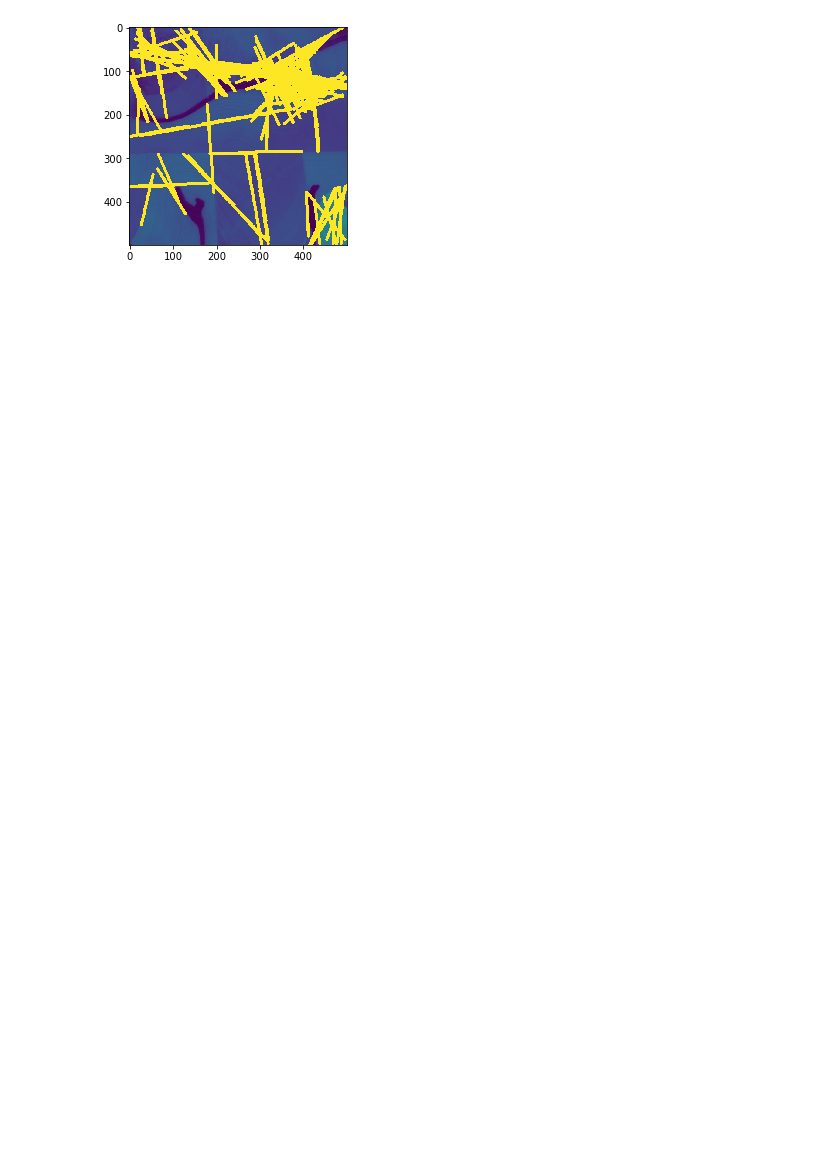
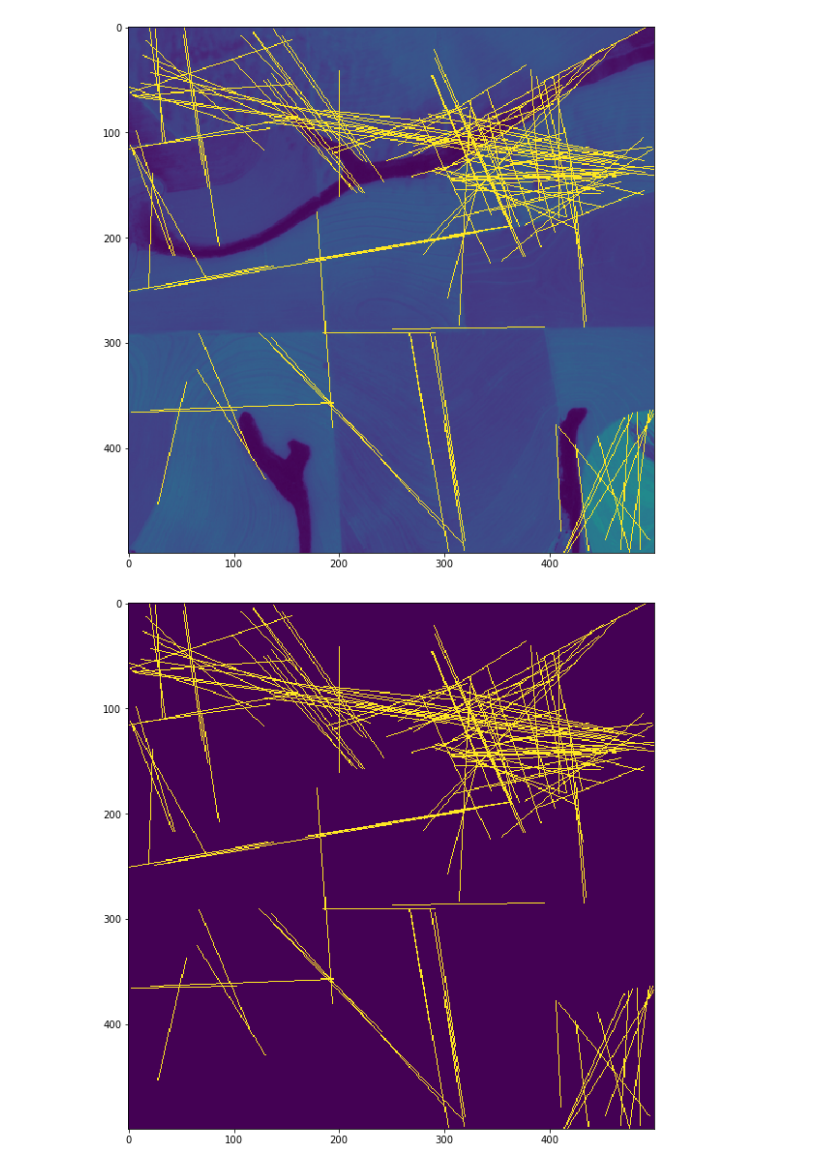
Before and after one commit to renatobanzai/banzai_image_segmentation, a Jupyter notebook: finding_polygon.ipynb, the cells around one changed output. Saved outputs shown, nothing was run; the diff lists cells and outputs as text; code cells hidden in the pictures; blank space fills up the shorter version.

```diff
--- a/finding_polygon.ipynb
+++ b/finding_polygon.ipynb
@@ -6,13 +6,19 @@ import cv2
 import sys
 import math
 sys.setrecursionlimit(25000)
+plt.rcParams['figure.figsize'] = [10, 10]
 # %%
+# raw image
 img = cv2.imread("./data/talhao_101035/interest_b0420201015.tif", -1)
 #img = cv2.imread("./data/talhao_100767/interest_b0420201015.tif", -1)
-img8 = cv2.convertScaleAbs(img, alpha=0.03)
-line_image = np.copy(img8) * 0  # creating a blank to draw lines on
+# image converted to 8bits
+img_8bits = cv2.convertScaleAbs(img, alpha=0.03)
 
-img_eq = cv2.equalizeHist(img8)
-img_blur = cv2.GaussianBlur(img8, (5,5), 0 )
-img_lap = cv2.Laplacian(img8, cv2.CV_64F)
+
+img_equalized = cv2.equalizeHist(img_8bits)
+img_blur = cv2.GaussianBlur(img_8bits, (5,5), 0 )
+img_lap = cv2.Laplacian(img_8bits, cv2.CV_64F)
 img_lap = np.uint8(np.absolute(img_lap))
+
+plt.imshow(img_8bits,cmap = 'gray')
+plt.show()
@@ -19,5 +27,5 @@ img_lap = np.uint8(np.absolute(img_lap))
 # %%
-edges = cv2.Canny(img8,10,50, None)
-plt.imshow(edges,cmap = 'gray')
+img_edges = cv2.Canny(img_8bits,10,50, None)
+plt.imshow(img_edges,cmap = 'gray')
 plt.show()
 # %% [output]
@@ -25,22 +33,29 @@ plt.show()
 # %%
 rho = 1  # distance resolution in pixels of the Hough grid
 theta = np.pi / 180  # angular resolution in radians of the Hough grid
 threshold = 15  # minimum number of votes (intersections in Hough grid cell)
 min_line_length = 100  # minimum number of pixels making up a line
 max_line_gap = 20
+
+img_copy = np.copy(img_8bits)
+img_blank = np.copy(img_8bits) * 0
+
 # maximum gap in pixels between connectable line segments
-lines = cv2.HoughLinesP(edges, rho, theta, threshold, np.array([]), min_line_length, max_line_gap)
-line_image = np.copy(img8) * 0  # creating a blank to draw lines on
-img_copy = np.copy(img8)
+lines_houghlinesp = cv2.HoughLinesP(img_edges, rho, theta, threshold, np.array([]), min_line_length, max_line_gap)
 
-for line in lines:
+for line in lines_houghlinesp:
     for x1,y1,x2,y2 in line:
-        cv2.line(line_image,(x1,y1),(x2,y2),(255,0,0),5)
+        cv2.line(img_copy,(x1,y1),(x2,y2),(255,0,0),1)
+        cv2.line(img_blank,(x1,y1),(x2,y2),(255,0,0),1)
 
-# Draw the lines on the  image
-lines_edges = cv2.addWeighted(img_copy, 1, line_image, 1, 0)
-plt.imshow(lines_edges)
+# show image merged
+plt.imshow(img_copy)
 plt.show()
+
+# show only lines
+plt.imshow(img_blank)
+plt.show()
 # %% [output]
-[figure, old version]
+[figure, new version]
+[figure, added]
 # %%
```
Also changed, not shown: parts of 8 cells of this notebook.
